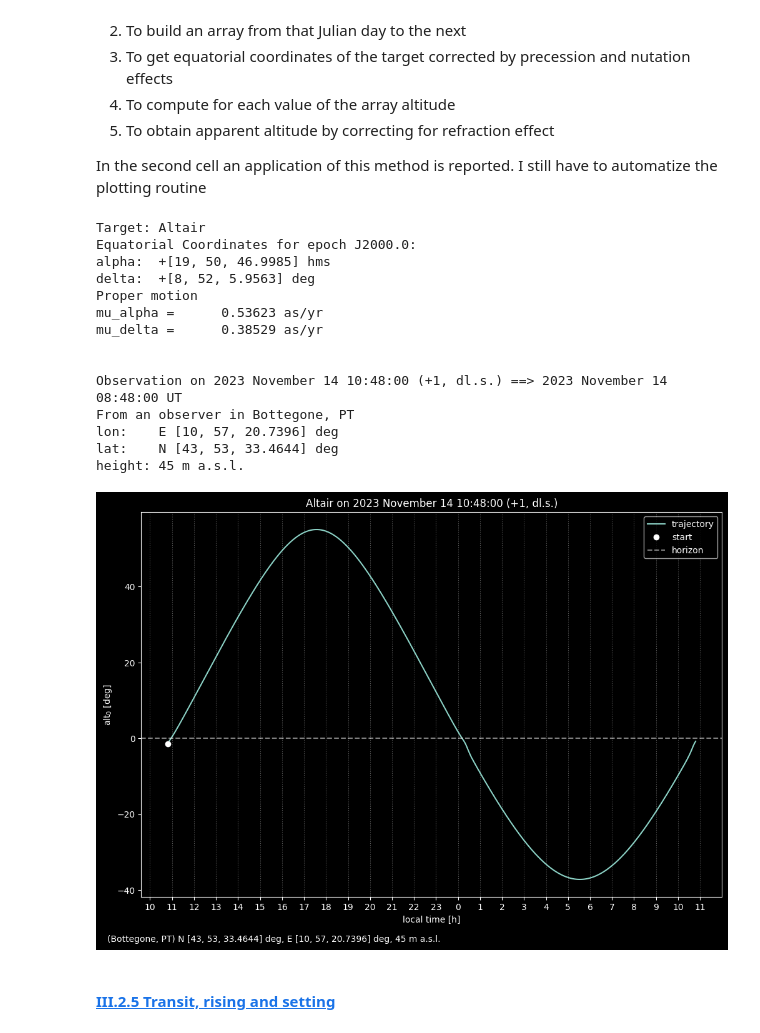
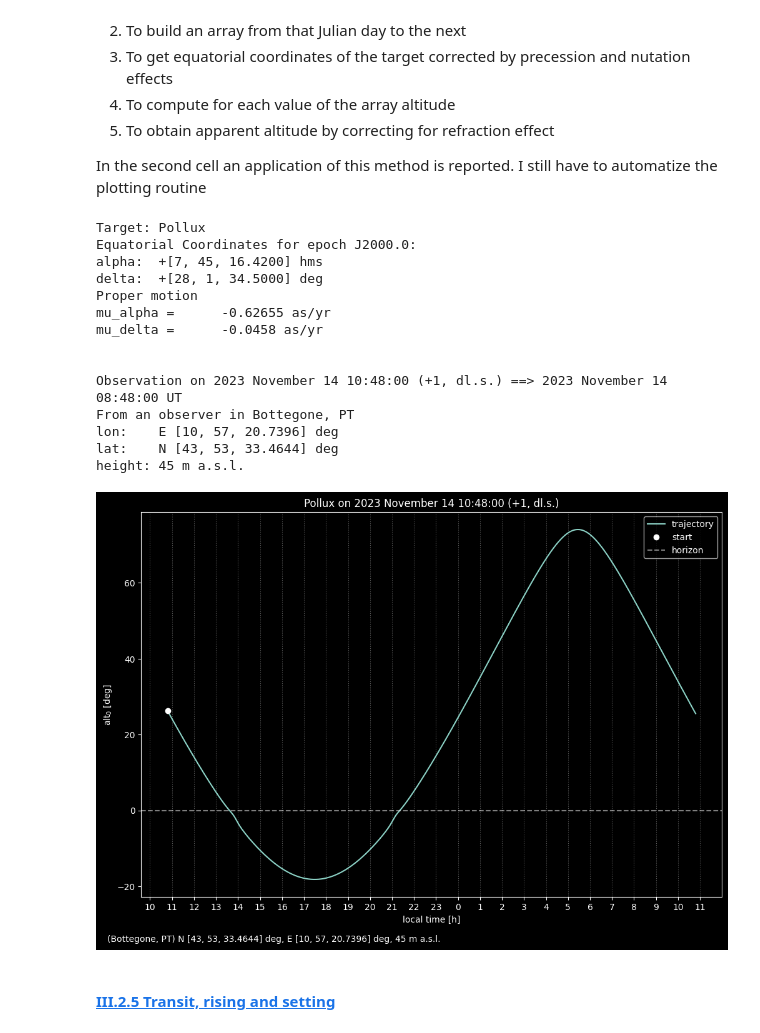
Before and after one commit to 00-berni/proj_0, a Jupyter notebook: notebook/notebook.ipynb, the cells around one changed output. Saved outputs shown, nothing was run; the diff lists cells and outputs as text; code cells hidden in the pictures.

```diff
--- a/notebook/notebook.ipynb
+++ b/notebook/notebook.ipynb
@@ -2991,7 +3030,7 @@ obsname = 'Bottegone, PT'
 obs = GeoPos(lon,lat,h,name=obsname)
 
 # getting target data
-name, ra, dec, prmt = import_data('targets.csv',sel=2)
+name, ra, dec, prmt = import_data('targets.csv',sel=4)
 obj = StarObj(name,[ra,dec],prmt=prmt)
 obj.obj_info()
 print()
@@ -3021,39 +3060,39 @@ plt.figure(figsize=[12,8])
 ax = plt.axes()
 ax.set_facecolor('black')
 titledate = date.print_date() if out == 'UT' else date.ut_to_local(timezone,dl_save,'str')
 plt.title(obj.name + ' on ' + titledate)
 
 plt.plot(dayrange,alt.deg,label='trajectory')
 plt.plot(dayrange[0],alt.deg[0],'ow',label='start')
 
 labelticks = np.round(ticks.time.hour() + hzone,0).astype(int)
 labelticks = np.where(labelticks >= 24, labelticks-24, labelticks)
 plt.axhline(0,xmin=0,xmax=1,linestyle='dashed',alpha=0.5,color='white',label='horizon')
 plt.xticks(ticks.jd,labelticks)
 plt.xlabel(out + ' [h]')
 plt.ylabel('alt$_0$ [deg]')
 plt.grid(axis='x',linestyle='dotted',color='gray',alpha=0.7)
 plt.legend(numpoints=1)
 location_string = obs.place_info(True)
 plt.text(0.08, 0.02, location_string, fontsize=10, transform=plt.gcf().transFigure)
 
 plt.show()
 # %% [output]
-Target: Altair
+Target: Pollux
 Equatorial Coordinates for epoch J2000.0:
-alpha:  +[19, 50, 46.9985] hms
-delta:  +[8, 52, 5.9563] deg
+alpha:  +[7, 45, 16.4200] hms
+delta:  +[28, 1, 34.5000] deg
 Proper motion
-mu_alpha =      0.53623 as/yr
-mu_delta =      0.38529 as/yr
+mu_alpha =      -0.62655 as/yr
+mu_delta =      -0.0458 as/yr
 
 
 Observation on 2023 November 14 10:48:00 (+1, dl.s.) ==> 2023 November 14 08:48:00 UT
 From an observer in Bottegone, PT
 lon:    E [10, 57, 20.7396] deg
 lat:    N [43, 53, 33.4644] deg
 height: 45 m a.s.l.
-[figure, old version]
+[figure, new version]
 # %% [markdown]
 #### <a id='toc1_3_2_5_'></a>[III.2.5 Transit, rising and setting](#toc0_)
 # %%
```
Also changed, not shown: parts of 9 cells of this notebook.
